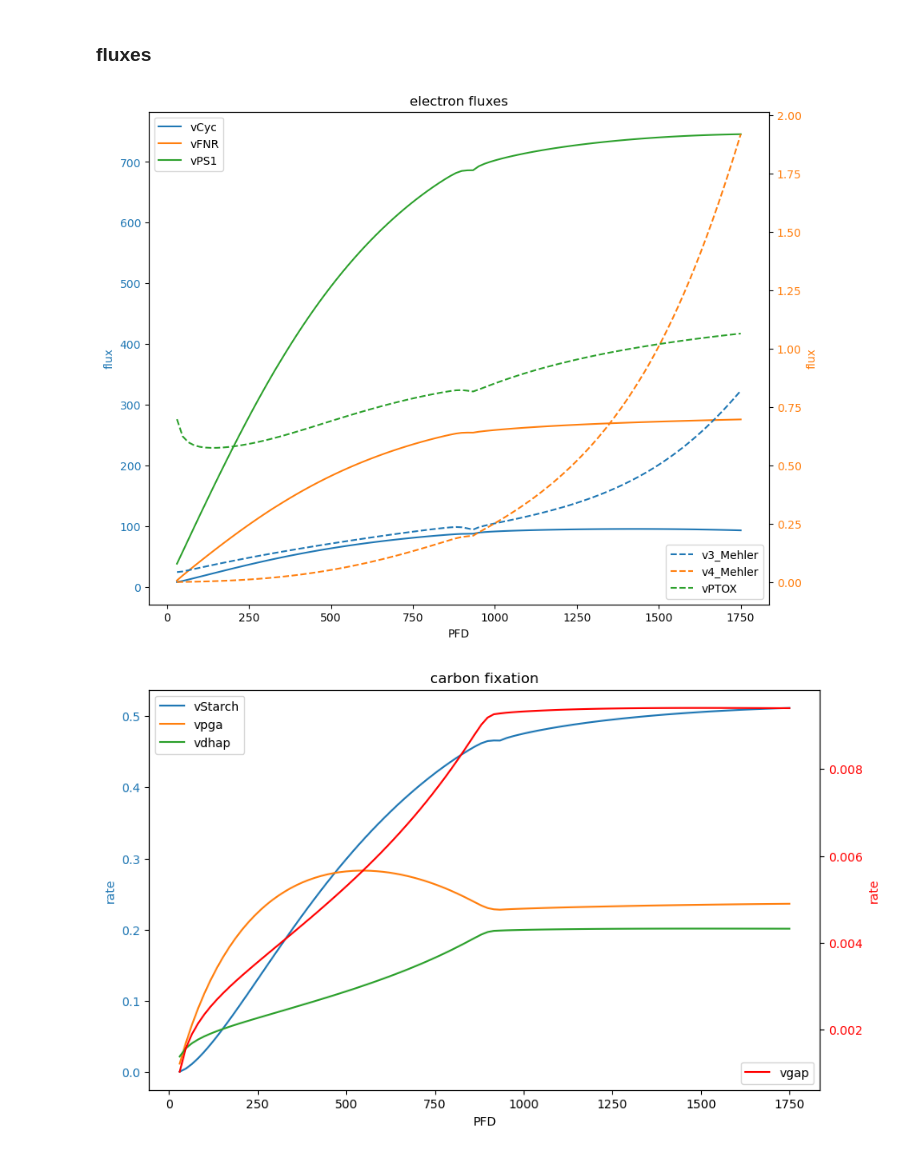
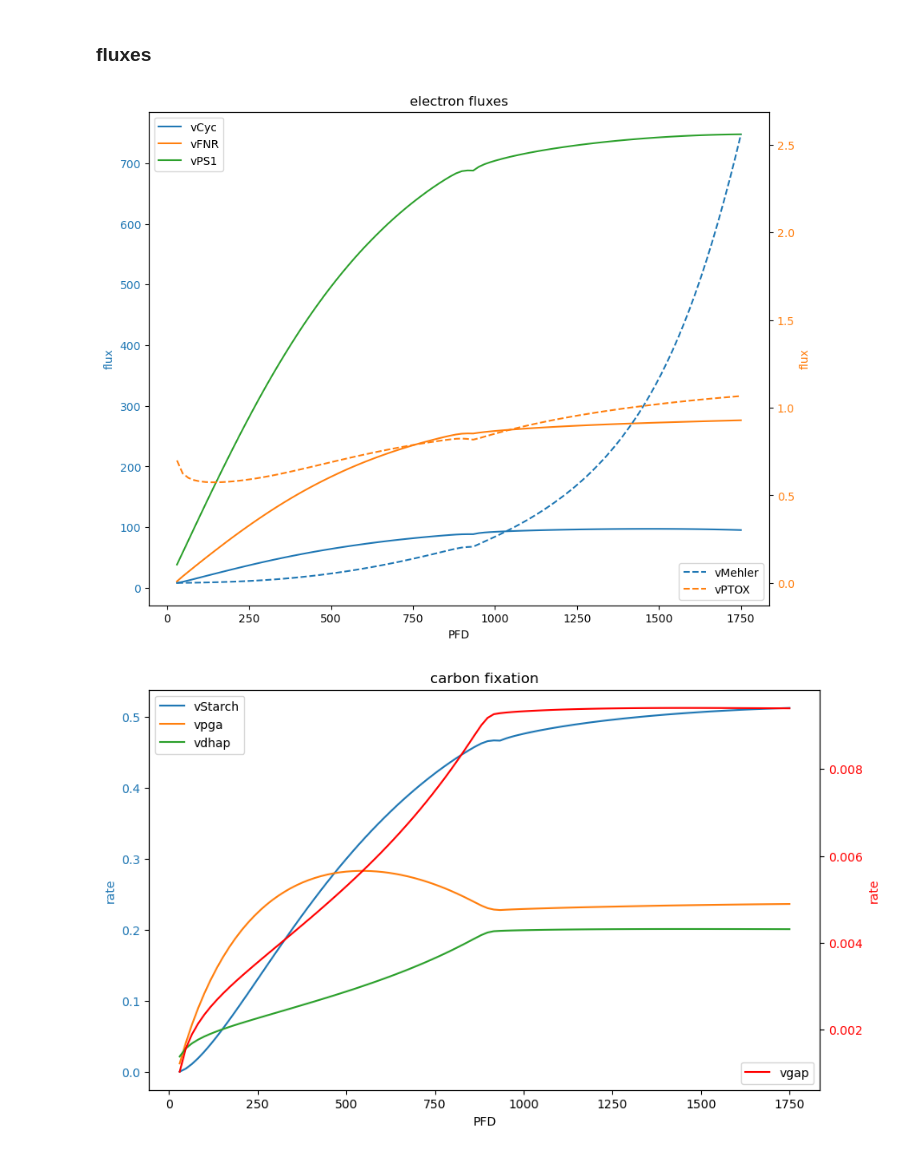
Before and after one commit to A-Potthoff/QTB_modeling, a Jupyter notebook: analyses/steady_state_analysis.ipynb, the cells around one changed output. Saved outputs shown, nothing was run; the diff lists cells and outputs as text; code cells hidden in the pictures.

Commit message:
Exec: ran stst_anal with cyclic_2021

```diff
--- a/analyses/steady_state_analysis.ipynb
+++ b/analyses/steady_state_analysis.ipynb
@@ -11,6 +11,9 @@ if not (already_run):
     change_wordir()
     colors, colours = colourblind_palette()
 
-m = load_model("latest_dev")
-#m = load_model("cyclic_2021")
+model = "cyclic_2021"
+#model = "latest_dev"
+
+#m = load_model(model)
+m = load_model(model)
 # %% [output]
@@ -243,33 +246,34 @@ plt.close(fig)
 #                         ylabel="flux",
 #                         figsize=(10, 6))
 
 #ax.set_yscale('log')
 
 
 
 fig, ax1 = plt.subplots(figsize=(10, 8))
 
 # Plot the first set of data on ax1 (left y-axis)
 v_ss_petc.loc[:, ["vCyc", "vFNR", "vPS1"]].plot(ax=ax1, title="electron fluxes", xlabel="PFD", ylabel="flux")
 
 # Create a second y-axis (right y-axis)
 ax2 = ax1.twinx()
 
 # Plot the second set of data on ax2 (right y-axis)
-v_ss_petc.loc[:, ["v3_Mehler", "v4_Mehler", "vPTOX"]].plot(ax=ax2, linestyle="--")  # Change linestyle as needed
+#v_ss_petc.loc[:, ["v3_Mehler", "v4_Mehler", "vPTOX"]].plot(ax=ax2, linestyle="--")       # ! if model has new PSI
+v_ss_petc.loc[:, ["vMehler", "vPTOX"]].plot(ax=ax2, linestyle="--")                       # ! if model is cyclic2
 
 # Set the y-axis label for the second axis
 ax2.set_ylabel("flux", color='tab:orange')
 
 # Optionally, set different colors for the axes to distinguish them
 ax1.set_ylabel("flux", color='tab:blue')
 ax1.tick_params(axis='y', labelcolor='tab:blue')
 ax2.tick_params(axis='y', labelcolor='tab:orange')
 
 ax1.legend(loc='upper left')
 ax2.legend(loc='lower right')
 
 plt.show()
 # %% [output]
-[figure, old version]
+[figure, new version]
 # %%
```
Also changed, not shown: parts of 9 cells of this notebook, 3 other files.
